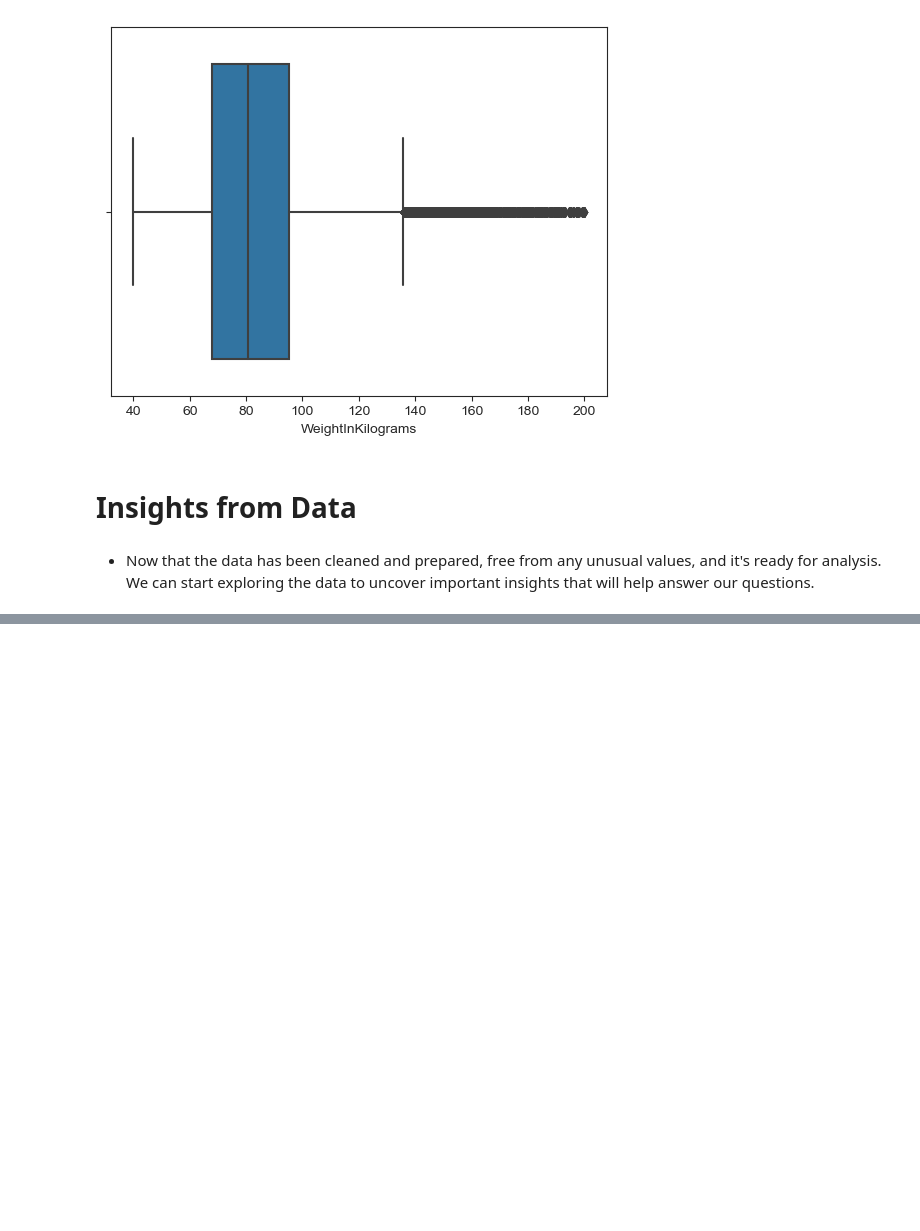
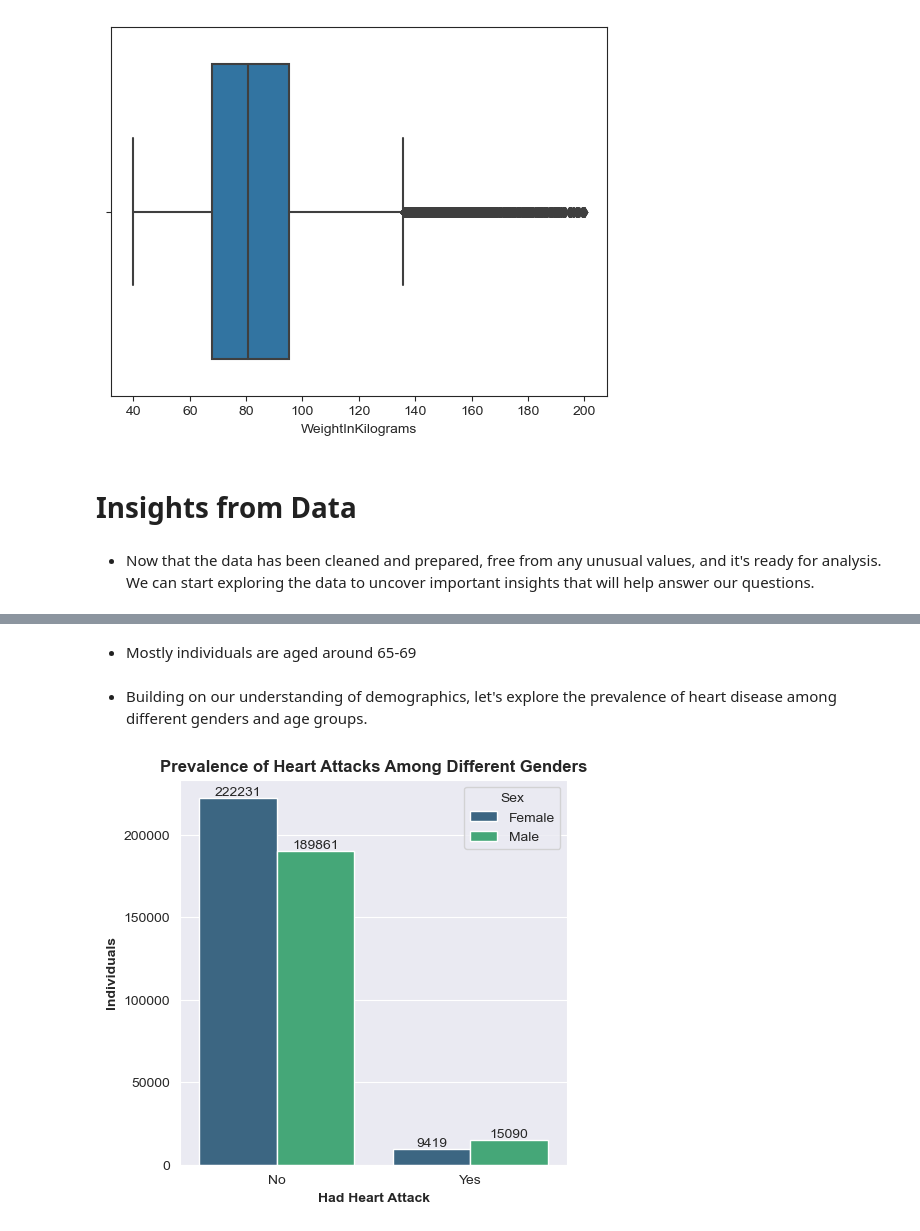
Before and after one commit to ali-bin-kashif/heart-disease-healthcare-data-analysis, a Jupyter notebook: heart_indicator_data_analysis.ipynb, the cells around one changed output, grey strips where cells are left out. Saved outputs shown, nothing was run; the diff lists cells and outputs as text; code cells hidden in the pictures; blank space fills up the shorter version.

```diff
--- a/heart_indicator_data_analysis.ipynb
+++ b/heart_indicator_data_analysis.ipynb
@@ -738,0 +773,12 @@ sns.boxplot(data=heart_data, x='WeightInKilograms')
+# %% [markdown]
+- Mostly individuals are aged around 65-69
+# %% [markdown]
+- Building on our understanding of demographics, let's explore the prevalence of heart disease among different genders and age groups.
+# %%
+set_size_style(5,5,'darkgrid')
+ax = sns.countplot(data = heart_data, x = 'HadHeartAttack', hue = 'Sex', palette='viridis')
+customize_plot(ax,"Prevalence of Heart Attacks Among Different Genders","Had Heart Attack","Individuals",12,10)
+for c in ax.containers:
+    ax.bar_label(c)
+# %% [output]
+[figure, added]
```
Also changed, not shown: parts of 24 cells of this notebook.
